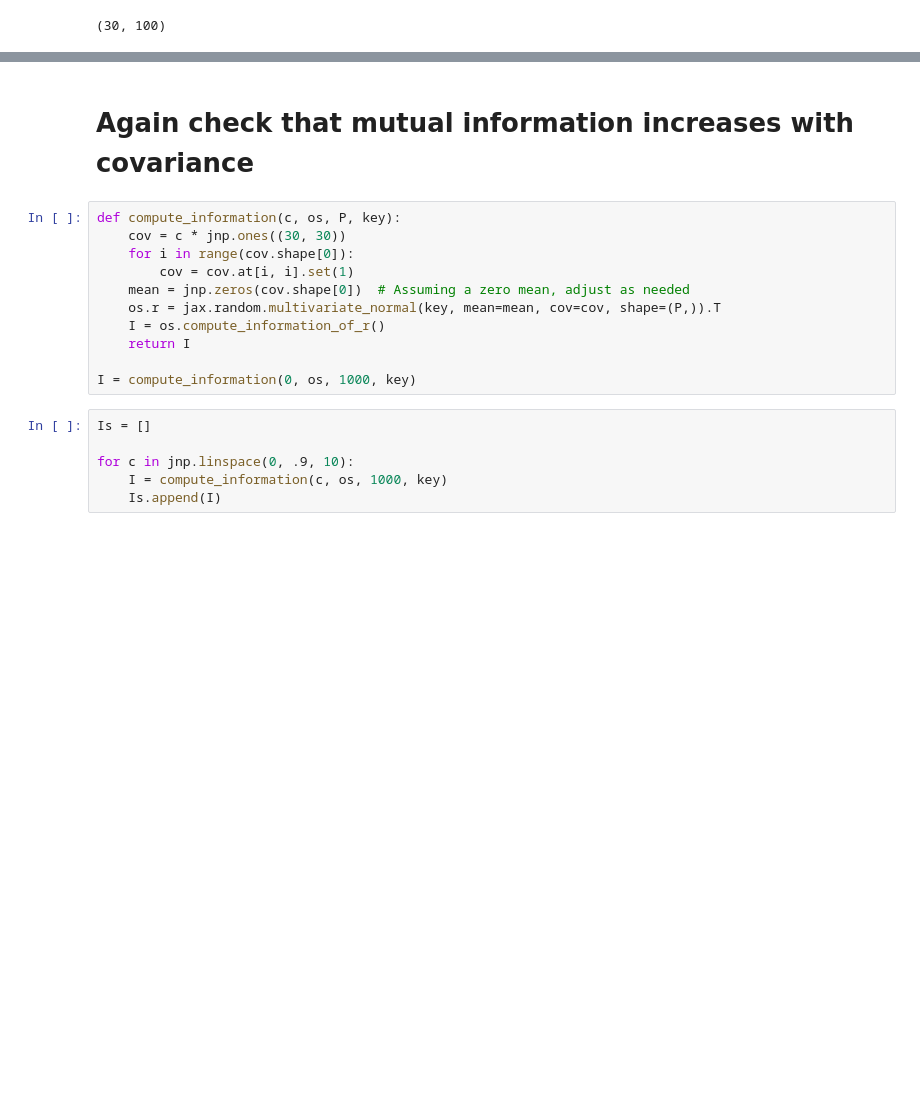
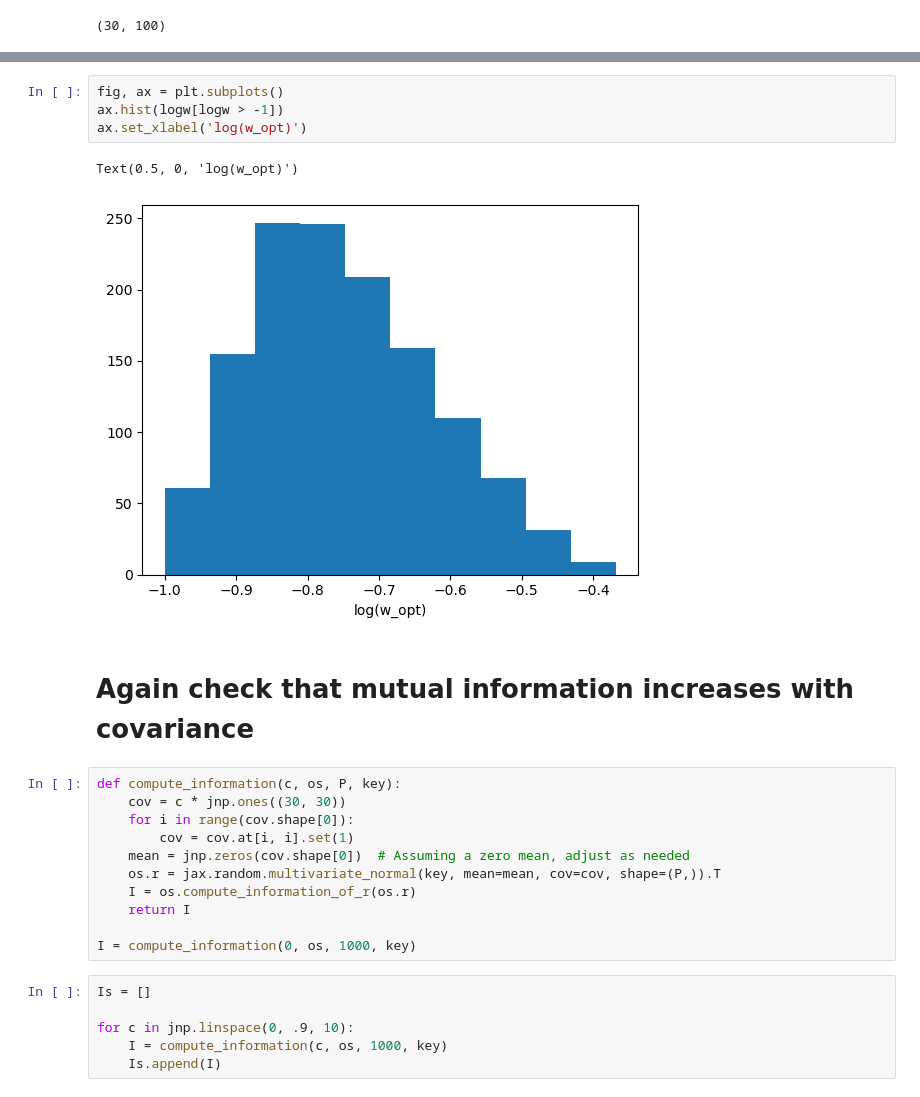
Before and after one commit to juancarlosfdc/noncanonical-olfaction, a Jupyter notebook: canonical-model-jax.ipynb, the cells around one changed output, grey strips where cells are left out. Cells and saved outputs as stored; diff of their text form; blank space fills up the shorter version.

```diff
--- a/canonical-model-jax.ipynb
+++ b/canonical-model-jax.ipynb
@@ -171,3 +230,10 @@ ax.legend()
+# %%
+fig, ax = plt.subplots()
+ax.hist(logw[logw > -1])
+ax.set_xlabel('log(w_opt)')
+# %% [output]
+Text(0.5, 0, 'log(w_opt)')
+[figure, added]
 # %% [markdown]
 # Again check that mutual information increases with covariance
 # %%
@@ -177,7 +243,7 @@ def compute_information(c, os, P, key):
         cov = cov.at[i, i].set(1)
     mean = jnp.zeros(cov.shape[0])  # Assuming a zero mean, adjust as needed
     os.r = jax.random.multivariate_normal(key, mean=mean, cov=cov, shape=(P,)).T
-    I = os.compute_information_of_r()
+    I = os.compute_information_of_r(os.r)
     return I
 
 I = compute_information(0, os, 1000, key)
```
Also changed, not shown: parts of 20 cells of this notebook.
